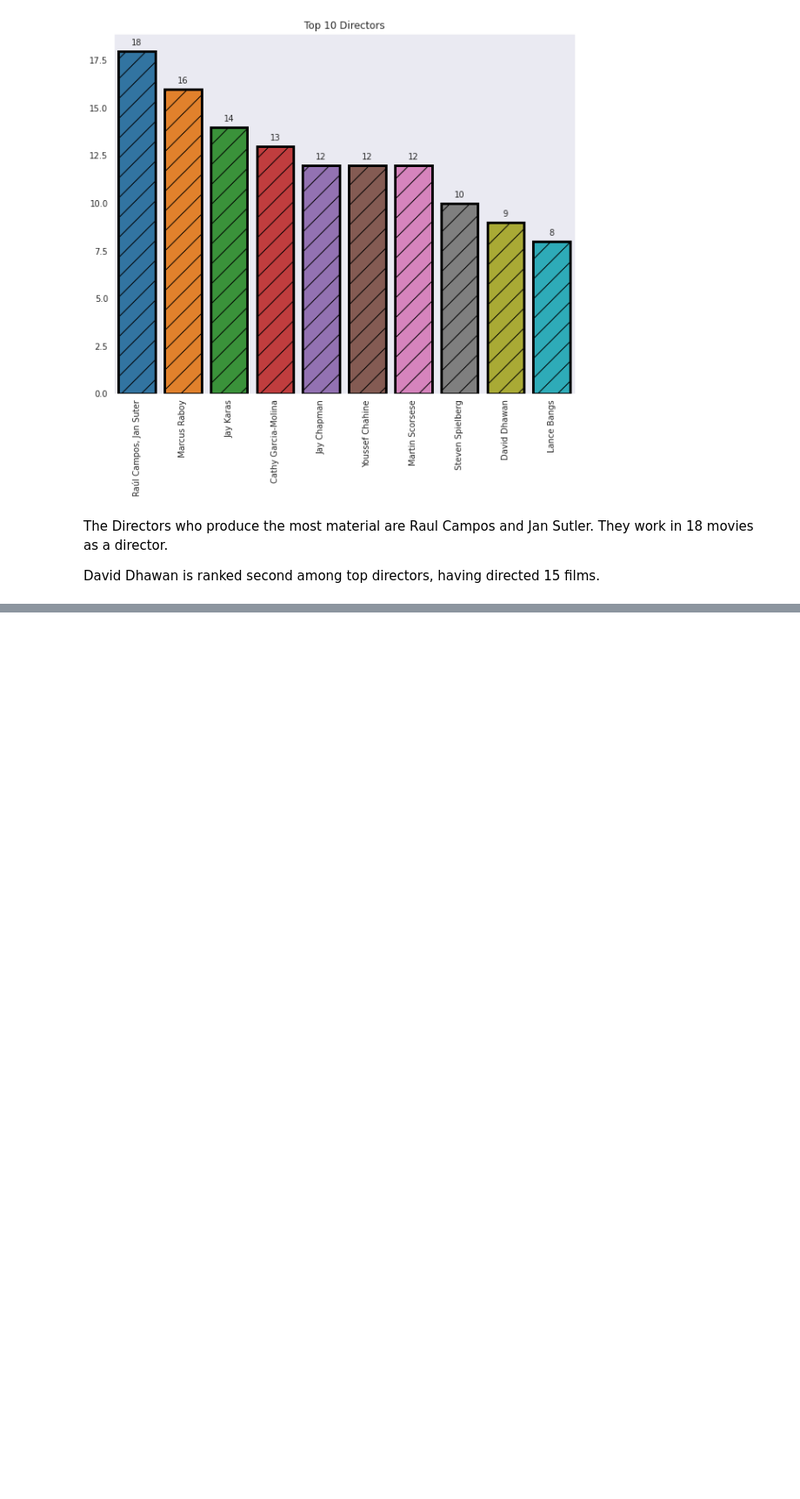
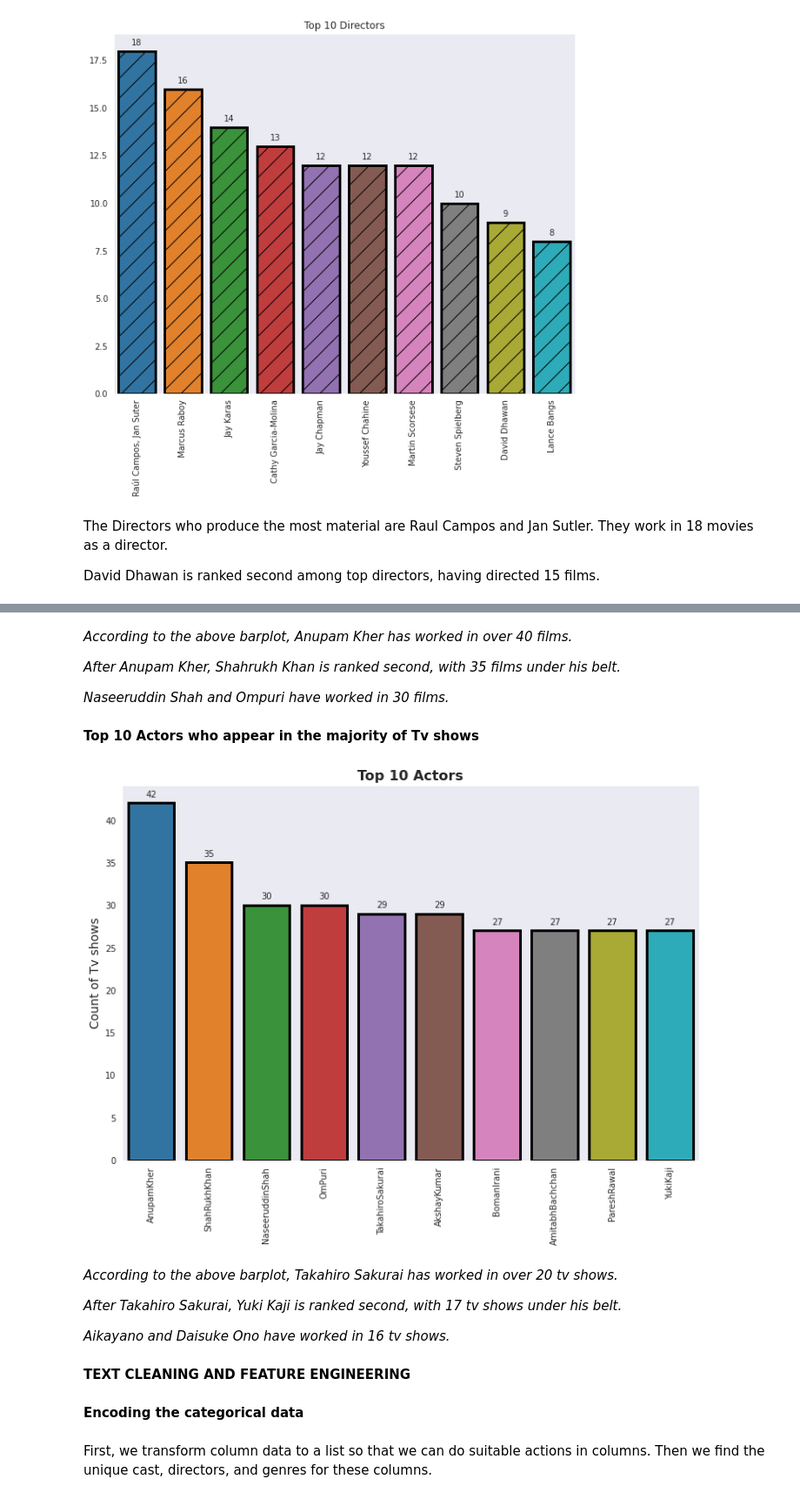
Before and after one commit to Tanjul5/Netflix-Movies-and-TV-shows-Clustering, a Jupyter notebook: Netflix_Movies_and_TV_shows_Clustering.ipynb, the cells around one changed output, grey strips where cells are left out. Shown at 87% size. Drawn from its saved outputs; the diff is of its cells as text; code cells hidden in the pictures; blank space fills up the shorter version.

```diff
--- a/Netflix_Movies_and_TV_shows_Clustering.ipynb
+++ b/Netflix_Movies_and_TV_shows_Clustering.ipynb
@@ -578,0 +617,56 @@ David Dhawan is ranked second among top directors, having directed 15 films.
+# %% [markdown]
+*According to the above barplot, Anupam Kher has worked in over 40 films.*
+
+*After Anupam Kher, Shahrukh Khan is ranked second, with 35 films under his belt.*
+
+*Naseeruddin Shah and Ompuri have worked in 30 films.*
+# %% [markdown]
+**Top 10 Actors who appear in the majority of Tv shows**
+# %%
+# Importing the Counter
+from collections import Counter
+
+# Counting the Actors for the movies
+actors=list(netflix['cast'])
+cast=[]
+
+for i in actors:
+    i=list(i.split(','))
+    for j in i:
+        cast.append(j.replace(' ',""))
+tv_cast=Counter(cast)
+
+
+tv_cast={k: v for k, v in sorted(tv_cast.items(), key=lambda item: item[1], reverse= True)}
+
+# Plotting the graoh
+sns.set_style('dark')
+plt.figure(figsize = (12, 8))
+x=list(tv_cast.keys())
+y=list(tv_cast.values())
+ax=sns.barplot(x[1:11],y[1:11],lw=3,ec='black')
+
+# set a title
+plt.title("Top 10 Actors", fontsize=16, fontweight='bold')
+plt.xticks(rotation = 90)
+plt.ylabel("Count of Tv shows",fontsize=14)
+
+# Adding Annotation
+for p in ax.patches:
+  ax.annotate(format(p.get_height(), '.0f'), (p.get_x() + p.get_width() / 2.,
+  p.get_height()) , ha = 'center', va = 'center', xytext = (0, 10),
+  textcoords = 'offset points')
+# %% [output]
+[figure, added]
+# %% [markdown]
+*According to the above barplot, Takahiro Sakurai has worked in over 20 tv shows.*
+
+*After Takahiro Sakurai, Yuki Kaji is ranked second, with 17 tv shows under his belt.*
+
+*Aikayano and Daisuke Ono have worked in 16 tv shows.*
+# %% [markdown]
+**TEXT CLEANING AND FEATURE ENGINEERING**
+# %% [markdown]
+**Encoding the categorical data**
+# %% [markdown]
+First, we transform column data to a list so that we can do suitable actions in columns. Then we find the unique cast, directors, and genres for these columns.
```
Also changed, not shown: parts of 32 cells of this notebook.
